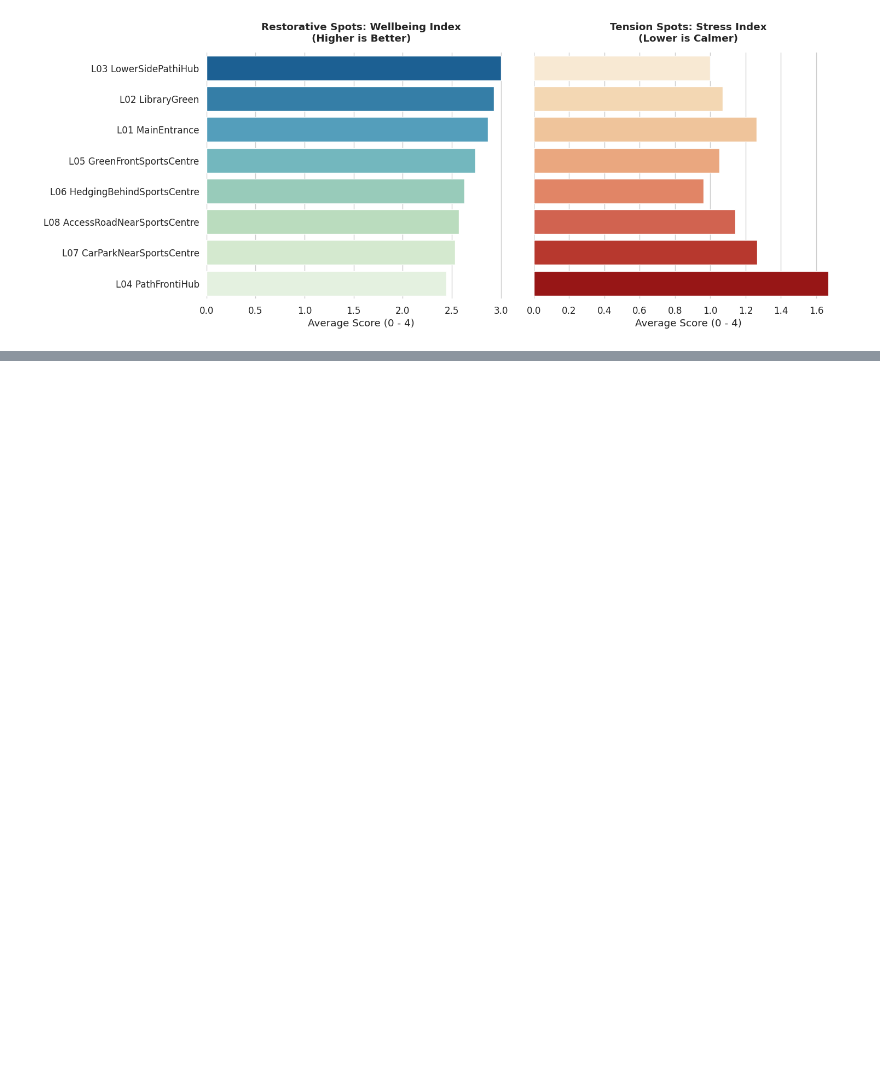
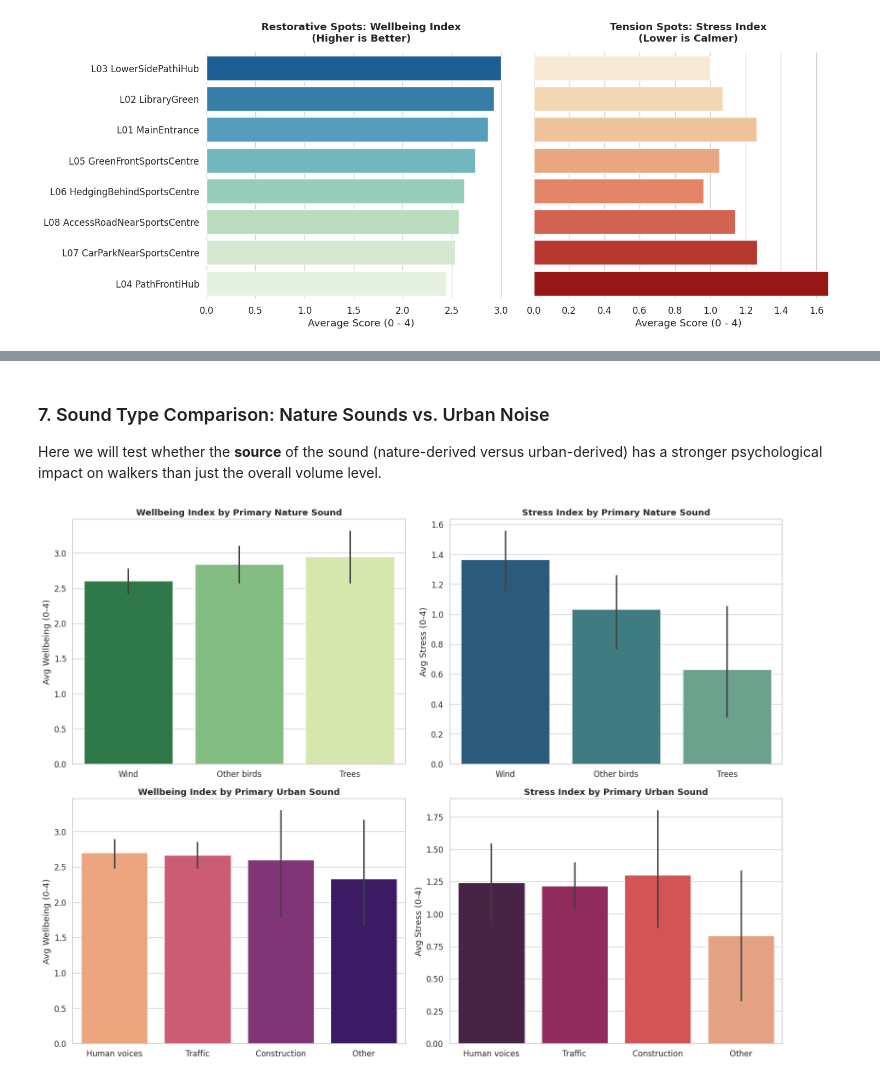
Before and after one commit to CarlosMDSN/ml-campus_data_project-python, a Jupyter notebook: CampusDatasetProject.ipynb, the cells around one changed output, grey strips where cells are left out. Cells and saved outputs as stored; diff of their text form; code cells hidden in the pictures; blank space fills up the shorter version.

```diff
--- a/CampusDatasetProject.ipynb
+++ b/CampusDatasetProject.ipynb
@@ -447,0 +513,61 @@ the output of the graph suggests that physical design, urban noise, and traffic
+# %% [markdown]
+### 7. Sound Type Comparison: Nature Sounds vs. Urban Noise
+
+Here we will test whether the **source** of the sound (nature-derived versus urban-derived) has a stronger psychological impact on walkers than just the overall volume level.
+# %%
+import pandas as pd
+import numpy as np
+import matplotlib.pyplot as plt
+import seaborn as sns
+
+# Clean up data specifically for sound classification
+sound_df = df.dropna(subset=['wellbeing_rating', 'stress_rating']).copy()
+
+# Map ordinal ratings
+wellbeing_map = {'Very low wellbeing': 0, 'Low wellbeing': 1, 'Neutral': 2, 'Positive wellbeing': 3, 'Very positive wellbeing': 4}
+stress_map = {'Very calm': 0, 'Mostly calm': 1, 'Neutral': 2, 'Stressful': 3, 'Very stressful': 4}
+sound_df['wellbeing_idx'] = sound_df['wellbeing_rating'].map(wellbeing_map)
+sound_df['stress_idx'] = sound_df['stress_rating'].map(stress_map)
+
+# Create simplified classifications for sound types
+sound_df['primary_sound_nature_clean'] = sound_df['primary_sound_type_nature'].fillna('None/Unspecified').str.strip().str.capitalize()
+sound_df['primary_sound_urban_clean'] = sound_df['primary_sound_type_urban'].fillna('None/Unspecified').str.strip().str.capitalize()
+
+# Filter out minor categories to focus on top primary sounds
+top_nature_sounds = sound_df['primary_sound_nature_clean'].value_counts().head(3).index
+top_urban_sounds = sound_df['primary_sound_urban_clean'].value_counts().head(4).index
+
+filtered_nature_sounds = sound_df[sound_df['primary_sound_nature_clean'].isin(top_nature_sounds)]
+filtered_urban_sounds = sound_df[sound_df['primary_sound_urban_clean'].isin(top_urban_sounds)]
+
+# Set up plot
+fig, axes = plt.subplots(2, 2, figsize=(16, 12))
+
+# 1. Nature Sounds vs Wellbeing
+sns.barplot(data=filtered_nature_sounds, x='primary_sound_nature_clean', y='wellbeing_idx', palette='YlGn_r', ax=axes[0, 0], hue='primary_sound_nature_clean', legend=False)
+axes[0, 0].set_title('Wellbeing Index by Primary Nature Sound', weight='bold')
+axes[0, 0].set_ylabel('Avg Wellbeing (0-4)')
+axes[0, 0].set_xlabel('')
+
+# 2. Nature Sounds vs Stress
+sns.barplot(data=filtered_nature_sounds, x='primary_sound_nature_clean', y='stress_idx', palette='crest_r', ax=axes[0, 1], hue='primary_sound_nature_clean', legend=False)
+axes[0, 1].set_title('Stress Index by Primary Nature Sound', weight='bold')
+axes[0, 1].set_ylabel('Avg Stress (0-4)')
+axes[0, 1].set_xlabel('')
+
+# 3. Urban Sounds vs Wellbeing
+sns.barplot(data=filtered_urban_sounds, x='primary_sound_urban_clean', y='wellbeing_idx', palette='magma_r', ax=axes[1, 0], hue='primary_sound_urban_clean', legend=False)
+axes[1, 0].set_title('Wellbeing Index by Primary Urban Sound', weight='bold')
+axes[1, 0].set_ylabel('Avg Wellbeing (0-4)')
+axes[1, 0].set_xlabel('')
+
+# 4. Urban Sounds vs Stress
+sns.barplot(data=filtered_urban_sounds, x='primary_sound_urban_clean', y='stress_idx', palette='rocket', ax=axes[1, 1], hue='primary_sound_urban_clean', legend=False)
+axes[1, 1].set_title('Stress Index by Primary Urban Sound', weight='bold')
+axes[1, 1].set_ylabel('Avg Stress (0-4)')
+axes[1, 1].set_xlabel('')
+
+plt.tight_layout()
+plt.show()
+# %% [output]
+[figure, added]
```
Also changed, not shown: parts of 17 cells of this notebook.
